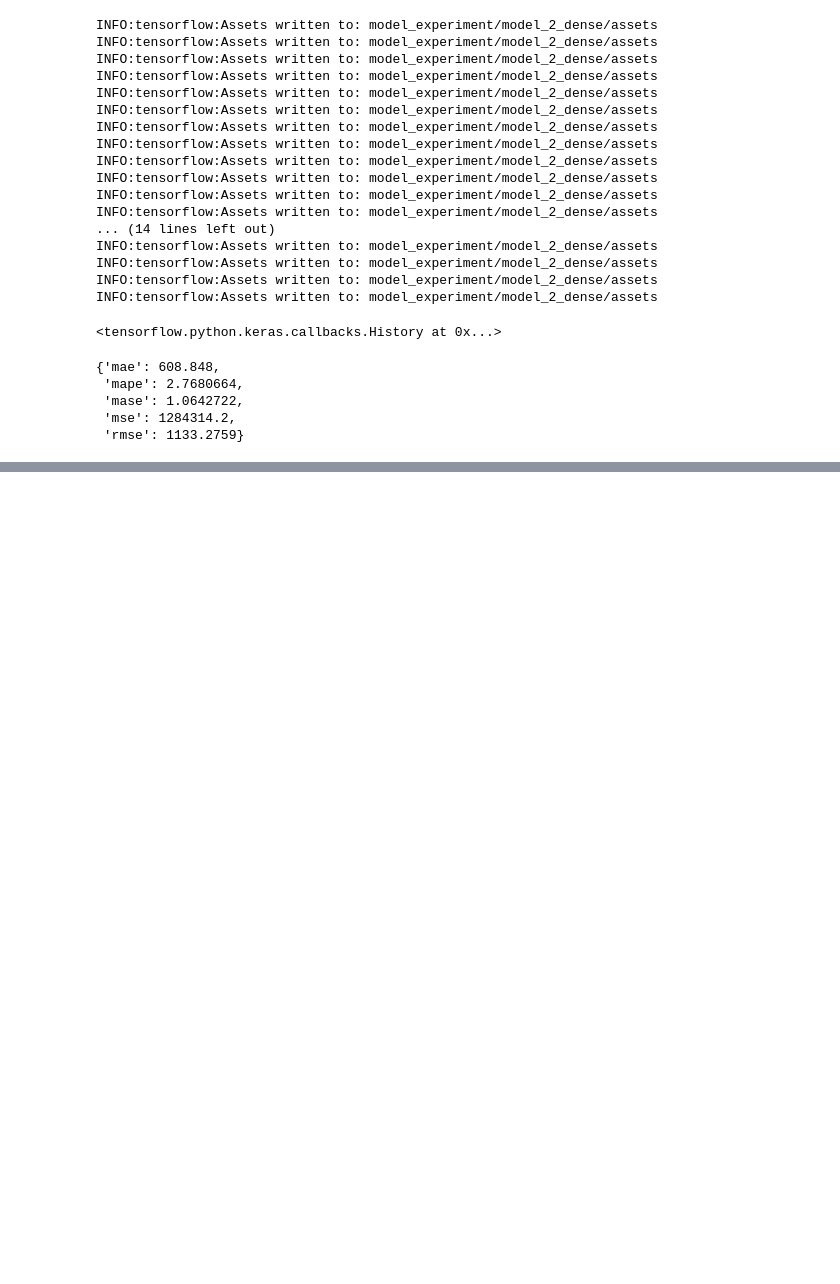
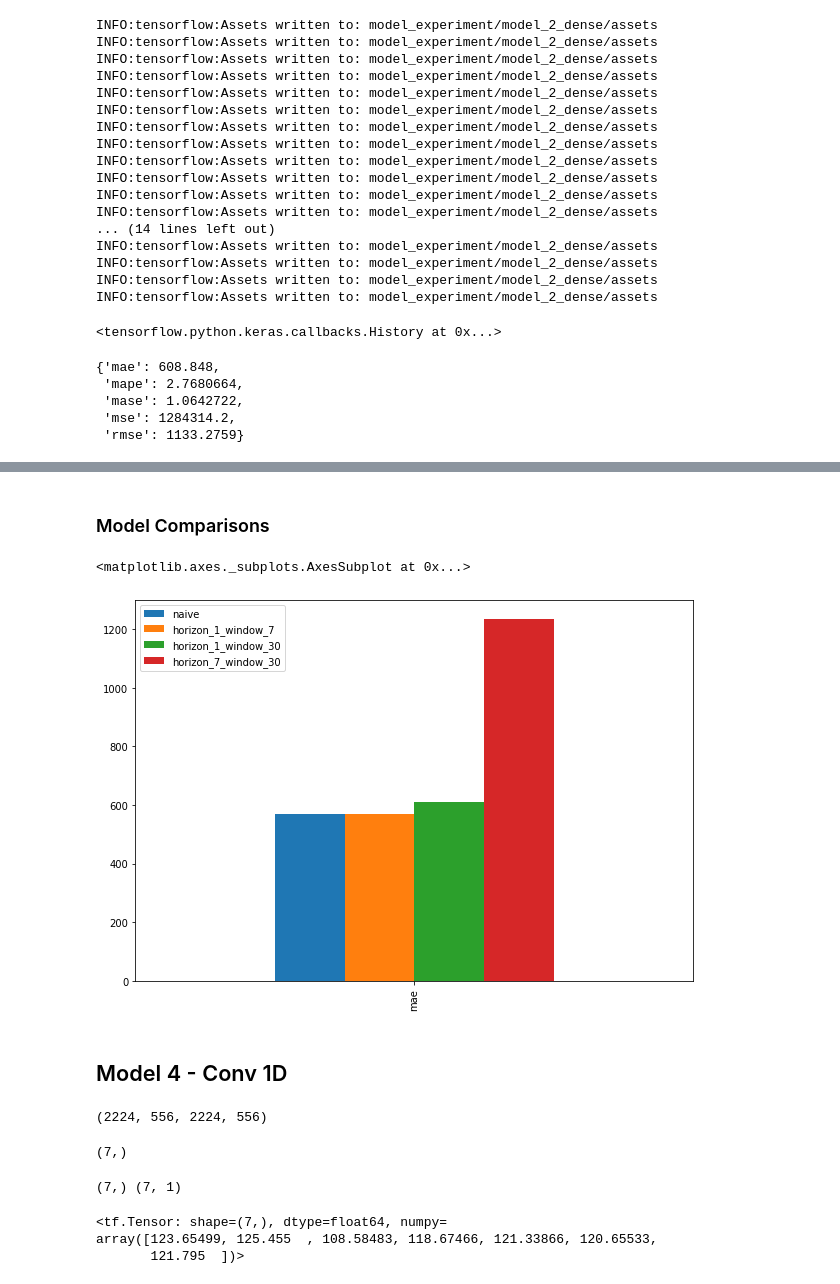
Before and after one commit to kaushikabhishek87/Tensorflow_projects, a Jupyter notebook: 10_time_series_forecasting_in_tensorflow.ipynb, the cells around one changed output, grey strips where cells are left out. Drawn from its saved outputs; the diff is of its cells as text; code cells hidden in the pictures; blank space fills up the shorter version.

```diff
--- a/10_time_series_forecasting_in_tensorflow.ipynb
+++ b/10_time_series_forecasting_in_tensorflow.ipynb
@@ -555,0 +645,31 @@ model_2_results
+# %%
+## Evaluate function for larger HORIZON
+def evaluate_preds(y_true, y_pred):
+
+  y_true = tf.cast(y_true, dtype=tf.float32)
+  y_pred = tf.cast(y_pred, dtype=tf.float32)
+
+  mae = tf.keras.metrics.mean_absolute_error(y_true, y_pred)
+
+  mse = tf.keras.metrics.mean_squared_error(y_true, y_pred)
+
+  rmse = tf.sqrt(mse)
+
+  mape = tf.keras.metrics.mean_absolute_percentage_error(y_true, y_pred)
+
+  mase = mean_absolute_scaled_error(y_true, y_pred)
+
+  ## Account for different size matrix of linger
+
+  if mae.ndim > 0:
+    mae = tf.reduce_mean(mae)
+    mse = tf.reduce_mean(mse)
+    rmse = tf.reduce_mean(rmse)
+    mape = tf.reduce_mean(mape)
+    mase = tf.reduce_mean(mase)
+
+  return {"mae": mae.numpy(),
+          "mse":mse.numpy(),
+          "rmse":rmse.numpy(),
+          "mape":mape.numpy(),
+          "mase":mase.numpy()}
@@ -555,0 +707,41 @@ model_2_results
+# %% [markdown]
+### Model Comparisons
+# %%
+pd.DataFrame({"naive":naive_results["mae"],
+              "horizon_1_window_7":model_1_results["mae"],
+              "horizon_1_window_30":model_2_results["mae"],
+              "horizon_7_window_30":model_3_results["mae"]}, index = ["mae"]).plot(figsize=(10, 7) , kind = "bar")
+# %% [output]
+<matplotlib.axes._subplots.AxesSubplot at 0x...>
+[figure, added]
+# %% [markdown]
+## Model 4 -  Conv 1D
+# %%
+HORIZON = 1
+WINDOW_SIZE = 7
+
+full_windows, full_labels = make_windows(btc_price, window_size=WINDOW_SIZE, horizon=HORIZON)
+
+train_windows, test_windows, train_labels, test_labels = make_train_test_splits(full_windows, full_labels)
+
+len(train_windows), len(test_windows),  len(train_labels), len(test_labels)
+# %% [output]
+(2224, 556, 2224, 556)
+# %%
+train_windows[0].shape
+# %% [output]
+(7,)
+# %%
+x = tf.constant(train_windows[0])
+
+expand_dims_layer = layers.Lambda( lambda x : tf.expand_dims(x, axis=1)) ## Add an extra dimension
+
+print(x.shape ,expand_dims_layer(x).shape )
+# %% [output]
+(7,) (7, 1)
+# %%
+x
+# %% [output]
+<tf.Tensor: shape=(7,), dtype=float64, numpy=
+array([123.65499, 125.455  , 108.58483, 118.67466, 121.33866, 120.65533,
+       121.795  ])>
```
Also changed, not shown: parts of 34 cells of this notebook.
